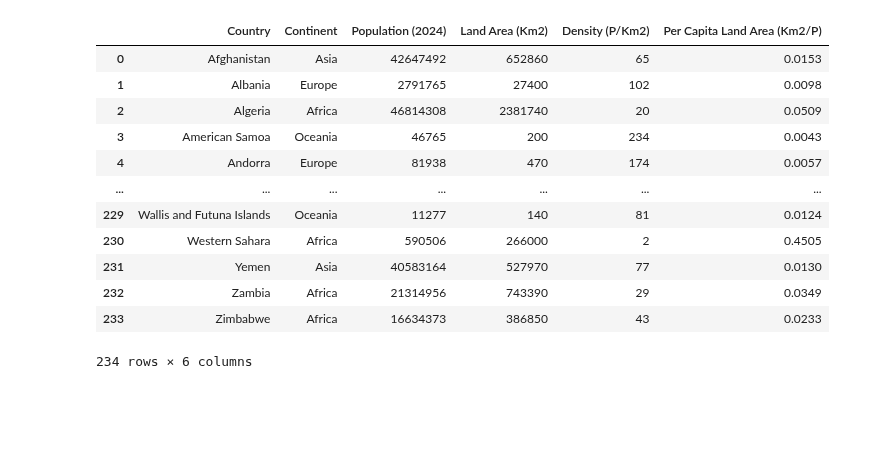
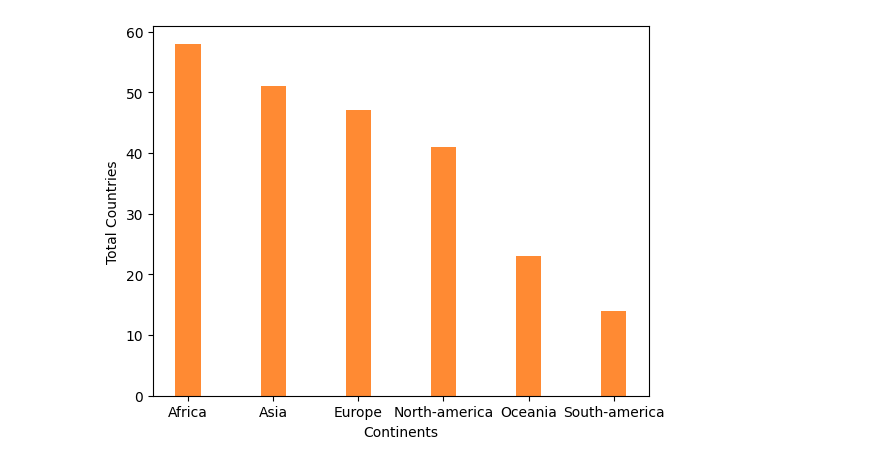
Before and after one commit to AlexDragoi7/DataEngineering-Countries_Data, a Jupyter notebook: data.ipynb, the cells around one changed output. Cells and saved outputs as stored; diff of their text form; code cells hidden in the pictures; blank space fills up the shorter version.

Commit message:
Project entirely updated with SQL queries, PostgreSQL database and SQL connections, Python scripts and CSV data imports

```diff
--- a/data.ipynb
+++ b/data.ipynb
@@ -217,18 +208,4 @@ north_america_df
 all_countries_df = pd.concat([asia_df, africa_df, europe_df, north_america_df, south_america_df, oceania_df], ignore_index=True)
 all_countries_df = all_countries_df.sort_values(by='Country', ascending=True)
 all_countries_df.reset_index(drop=True, inplace=True)
-all_countries_df
+# all_countries_df
-# %% [output]
-|  | Country | Continent | Population (2024) | Land Area (Km2) | Density (P/Km2) | Per Capita Land Area (Km2/P) |
-| 0 | Afghanistan | Asia | 42647492 | 652860 | 65 | 0.0153 |
-| 1 | Albania | Europe | 2791765 | 27400 | 102 | 0.0098 |
-| 2 | Algeria | Africa | 46814308 | 2381740 | 20 | 0.0509 |
-| 3 | American Samoa | Oceania | 46765 | 200 | 234 | 0.0043 |
-| 4 | Andorra | Europe | 81938 | 470 | 174 | 0.0057 |
-| ... | ... | ... | ... | ... | ... | ... |
-| 229 | Wallis and Futuna Islands | Oceania | 11277 | 140 | 81 | 0.0124 |
-| 230 | Western Sahara | Africa | 590506 | 266000 | 2 | 0.4505 |
-| 231 | Yemen | Asia | 40583164 | 527970 | 77 | 0.0130 |
-| 232 | Zambia | Africa | 21314956 | 743390 | 29 | 0.0349 |
-| 233 | Zimbabwe | Africa | 16634373 | 386850 | 43 | 0.0233 |
-234 rows × 6 columns
@@ -234,0 +217,36 @@ all_countries_df
+# %%
+connection = psycopg.connect(
+    dbname=os.getenv('DB_NAME'),
+    user=os.getenv('DB_USER'),
+    password=os.getenv('DB_PASSWORD'),
+    host=os.getenv('DB_HOST'),
+    port=os.getenv('DB_SPORT')
+)
+cursor = connection.cursor()
+
+sql_create = f'''CREATE TABLE IF NOT EXISTS all_countries(country_id SERIAL PRIMARY KEY, country VARCHAR(100), continent VARCHAR(50), population INT,
+                 land_area INT, density INT, per_capita_land_area NUMERIC(10,4))'''
+cursor.execute(sql_create)
+connection.commit()
+
+# USE copy_df_data Python script TO LOAD THE CSV DATA INTO THE POSTGRESQL TABLE
+# *DO THIS STEP BEFORE RUNNING THE CELLS BELOW OR ANY OTHER QUERY
+# %%
+#SQL Query - Returns the number of existing countries per each continent
+
+sql1 = f'''SELECT continent, COUNT(country) AS total_countries FROM all_countries
+                                    GROUP BY continent ORDER BY total_countries DESC'''
+total_countries_per_cont = cursor.execute(sql1)
+continents = []
+t_countries = []
+for tc in total_countries_per_cont:
+    continents.append(tc[0])
+    t_countries.append(tc[1])
+
+plt.bar(continents, t_countries, width=.3, align='center', color='#ff8a33')
+plt.xlabel('Continents')
+plt.ylabel('Total Countries')
+plt.show()
+connection.commit()
+# %% [output]
+[figure, added]
```
Also changed, not shown: parts of 10 cells of this notebook, 4 other files.
